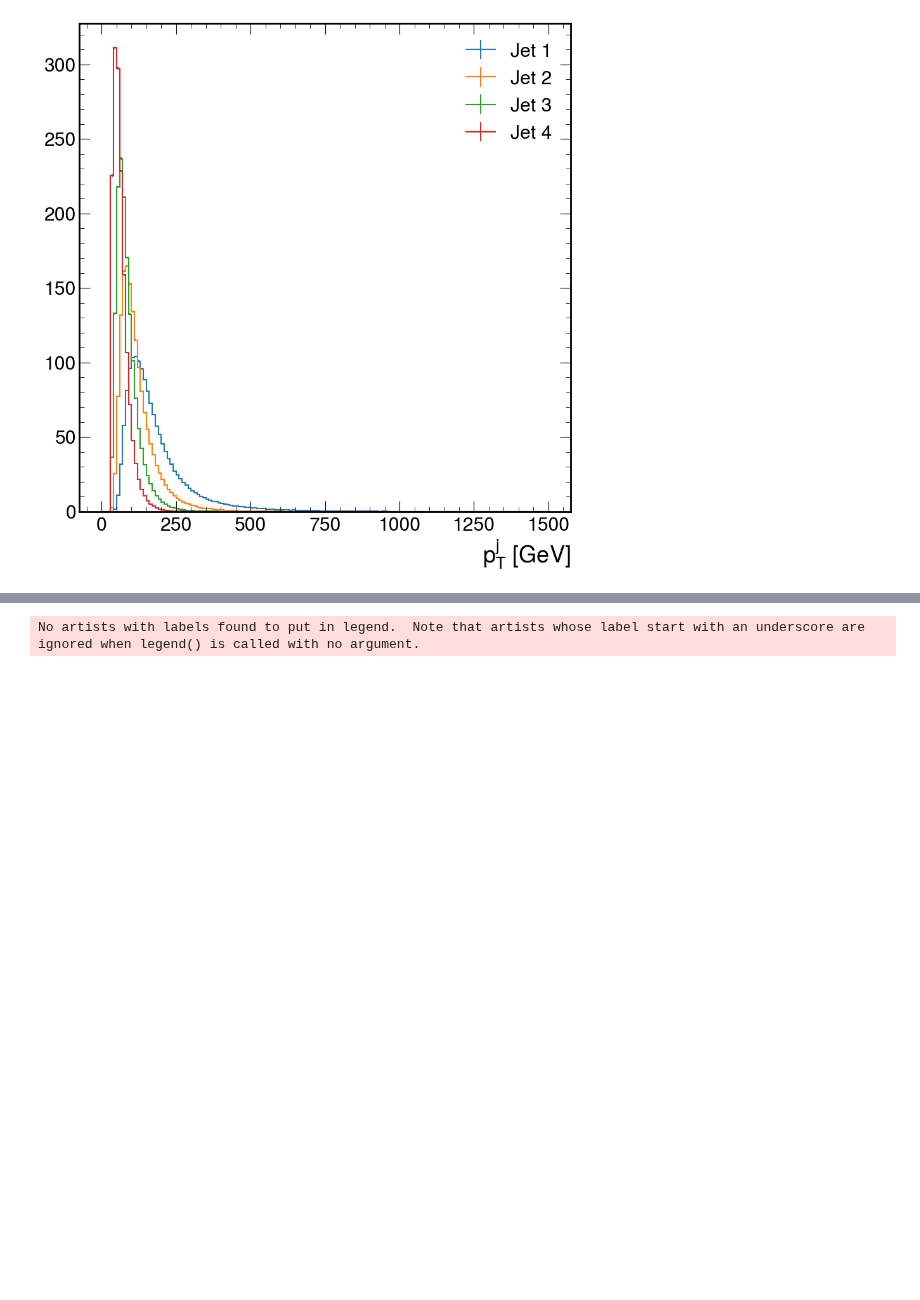
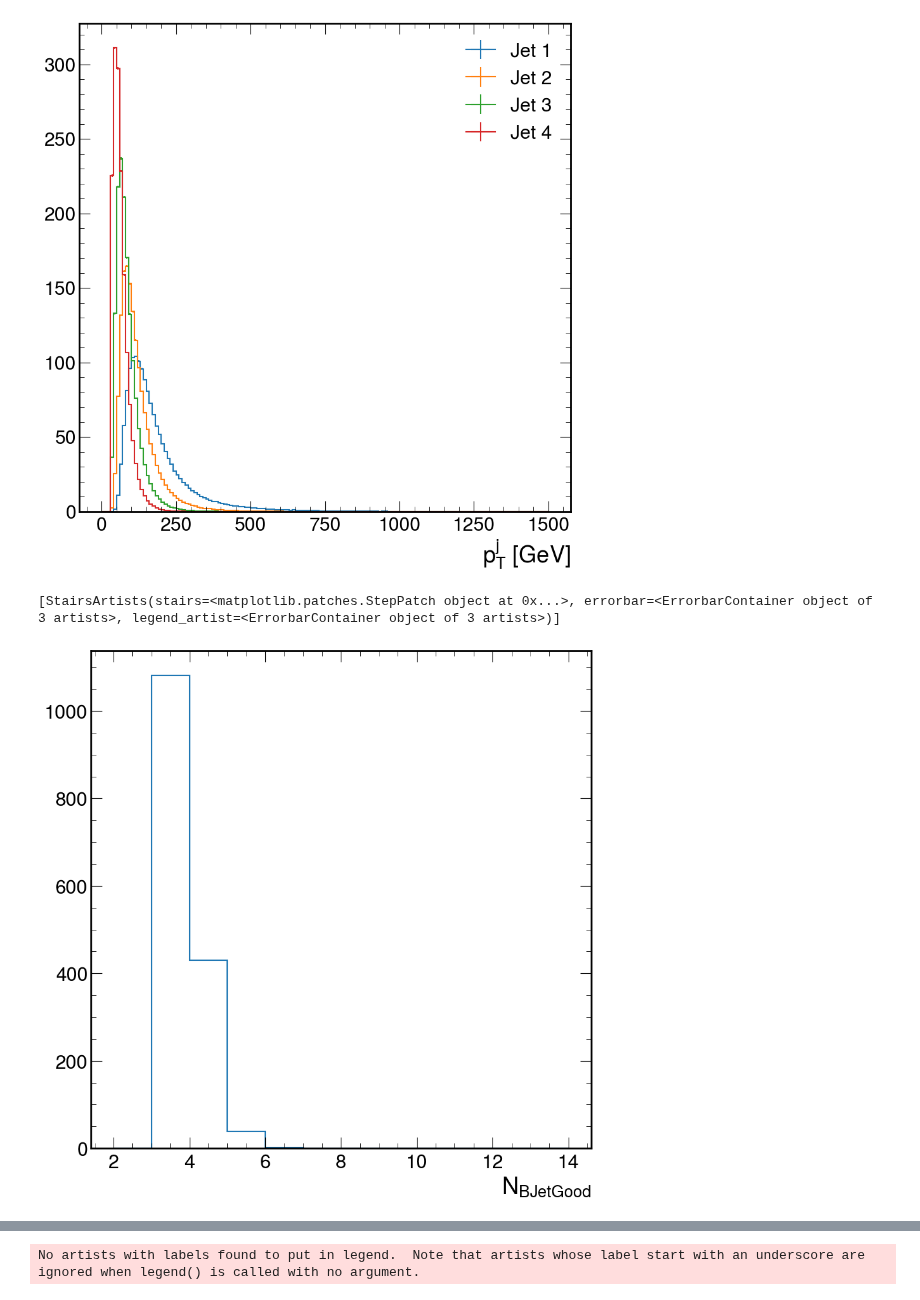
Before and after one commit to PocketCoffea/PocketCoffea, a Jupyter notebook: notebooks/JetTagging/JetTagging_dataset.ipynb, the cells around one changed output, grey strips where cells are left out. Cells and saved outputs as stored; diff of their text form; code cells hidden in the pictures; blank space fills up the shorter version.

```diff
--- a/notebooks/JetTagging/JetTagging_dataset.ipynb
+++ b/notebooks/JetTagging/JetTagging_dataset.ipynb
@@ -24,7 +21,7 @@ import hist
 # %% [output]
 /work/dvalsecc/ttHbb/PocketCoffea/notebooks/JetTagging
 # %%
-file = "../../output/parton_matching_dR03_training_dataset_v18/output.coffea"
+file = "../../output/parton_matching_dR03_training_dataset_v27/output_ttHTobb_2018.coffea"
 out = load(file)
 out.keys()
 # %% [output]
@@ -61,3 +58,9 @@ plt.legend()
 # %% [output]
 <matplotlib.legend.Legend at 0x...>
 [figure]
+# %%
+h = out["variables"][f"nBJets"]["ttHTobb"]
+hep.histplot(h[{"cat": "baseline", "year":"2018","variation":"nominal"}], label=f"Jet {i}")
+# %% [output]
+[StairsArtists(stairs=<matplotlib.patches.StepPatch object at 0x...>, errorbar=<ErrorbarContainer object of 3 artists>, legend_artist=<ErrorbarContainer object of 3 artists>)]
+[figure, added]
```
Also changed, not shown: parts of 13 cells of this notebook, 1 other file.
